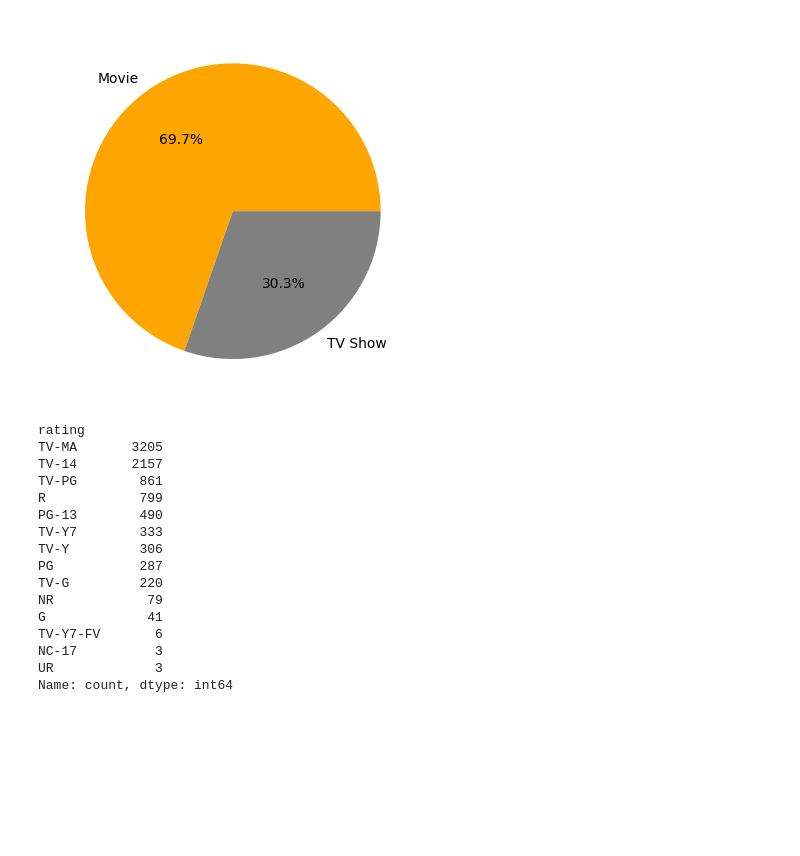
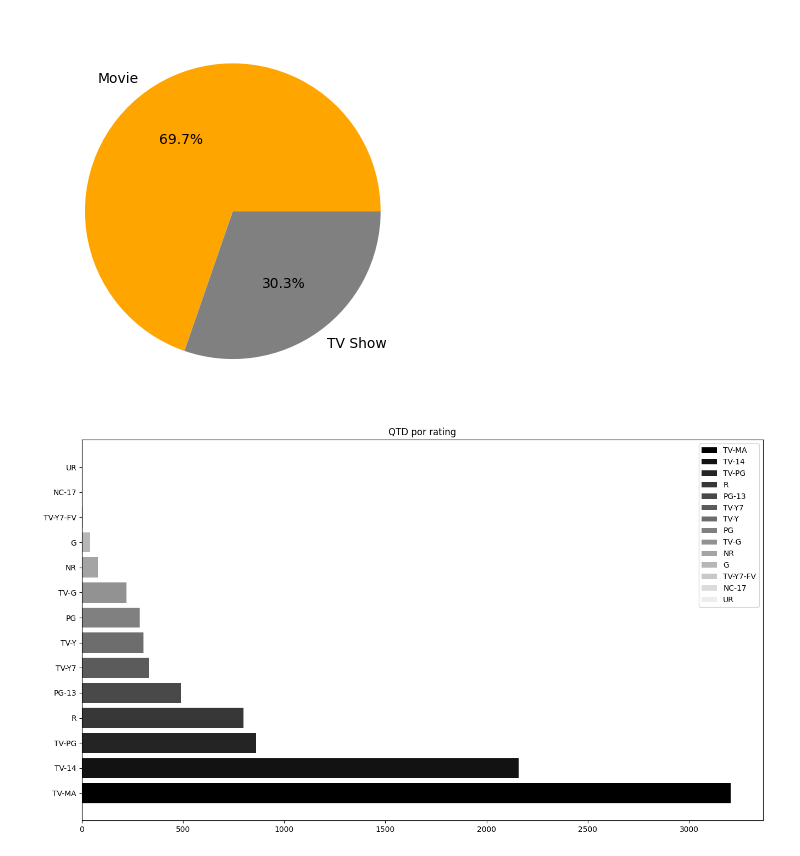
Before and after one commit to NicolasRaphael/Netflix_Analysis_Visualization, a Jupyter notebook: netflix_analysis.ipynb, the cells around one changed output. Drawn from its saved outputs; the diff is of its cells as text; code cells hidden in the pictures; blank space fills up the shorter version.

Commit message:
Criando o gráfico de rating

```diff
--- a/netflix_analysis.ipynb
+++ b/netflix_analysis.ipynb
@@ -282,24 +267,25 @@ ax.pie(counts, labels=types, autopct='%1.1f%%', colors=['orange','gray'])
  [Text(-0.34797061452418404, 0.48879080538371594, '69.7%'),
   Text(0.347970614524184, -0.488790805383716, '30.3%')])
 [figure]
-# %%
-# Avaliações dos filmes
-rating = frame['rating'].value_counts()
-rating
-# %% [output]
-rating
-TV-MA       3205
-TV-14       2157
-TV-PG        861
-R            799
-PG-13        490
-TV-Y7        333
-TV-Y         306
-PG           287
-TV-G         220
-NR            79
-G             41
-TV-Y7-FV       6
-NC-17          3
-UR             3
-Name: count, dtype: int64
+# %%
+# Avaliações dos filmes
+rating = frame['rating'].value_counts()
+rating = rating.reset_index()
+rating.columns = ['rating','count_rating']
+rating
+
+rating_all = rating['rating']
+count_rating = rating['count_rating']
+
+colors = [str(i/len(rating_all)) for i in range(len(rating_all))]
+
+fig, ax = plt.subplots(figsize=(16,9))
+
+bars = ax.barh(rating_all, count_rating, color=colors)
+
+ax.set_title("QTD por rating", loc="center")
+ax.legend(bars, rating_all)
+
+plt.show()
+# %% [output]
+[figure, added]
```
Also changed, not shown: parts of 3 cells of this notebook.
